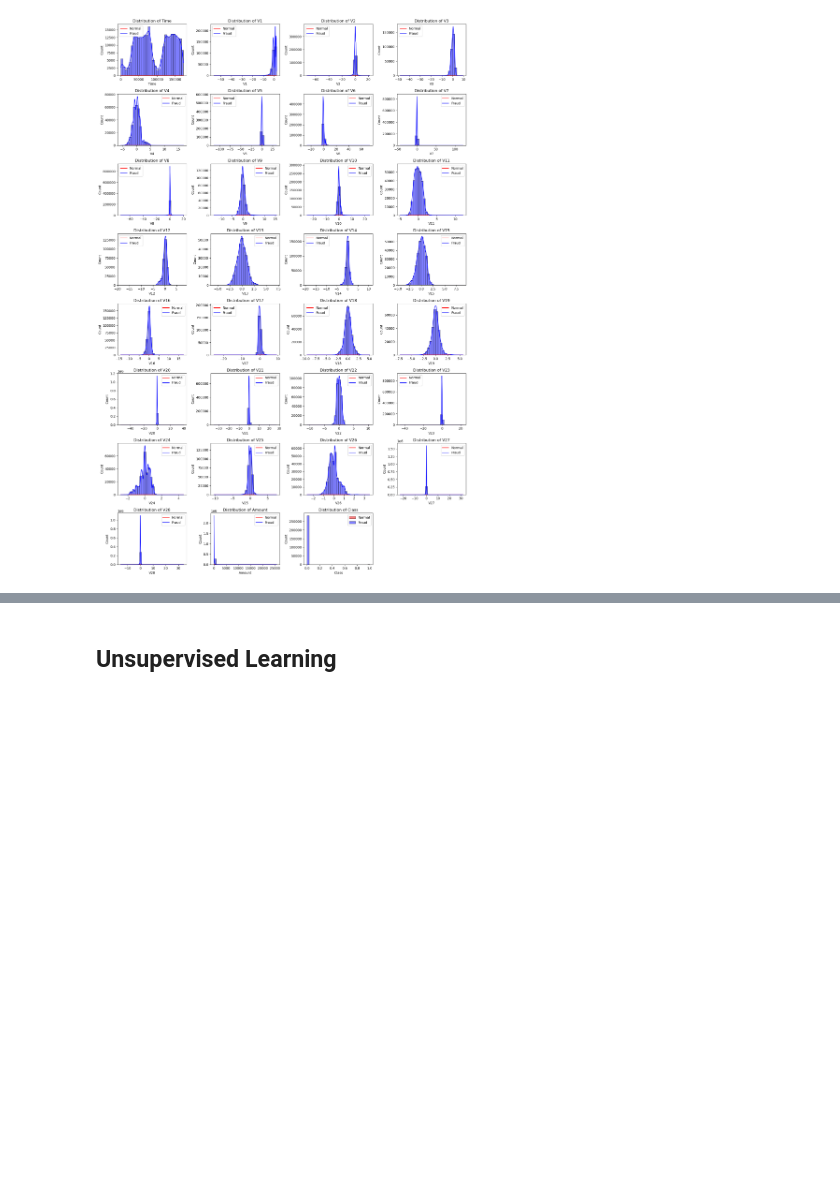
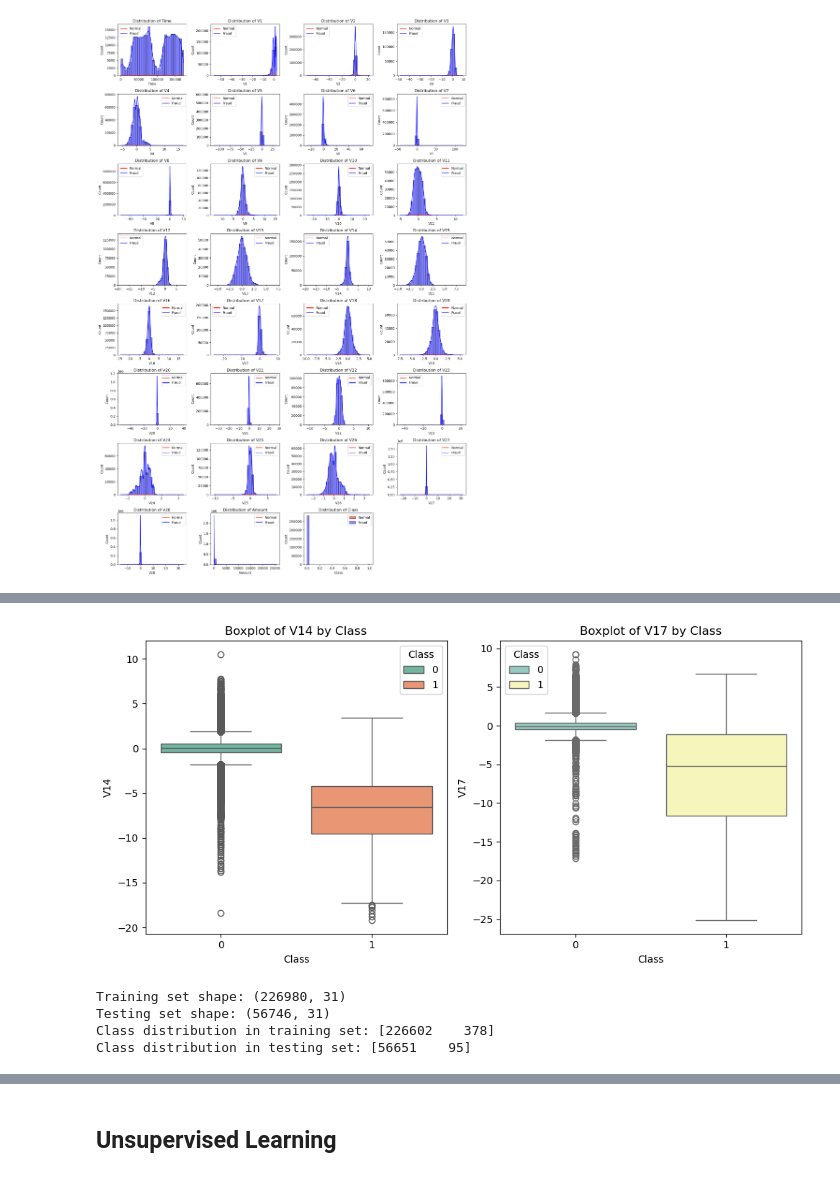
Before and after one commit to luckydoglou/ml-projects, a Jupyter notebook: anomaly-detection/v0/anomaly-detection-v0.ipynb, the cells around one changed output, grey strips where cells are left out. Saved outputs shown, nothing was run; the diff lists cells and outputs as text; code cells hidden in the pictures; blank space fills up the shorter version.

```diff
--- a/anomaly-detection/v0/anomaly-detection-v0.ipynb
+++ b/anomaly-detection/v0/anomaly-detection-v0.ipynb
@@ -339,0 +328,33 @@ plt.show()
+# %%
+# Plot key features V14 and V17
+fig, (ax1, ax2) = plt.subplots(nrows=1, ncols=2, figsize=(10, 5))
+sns.boxplot(data=df, x='Class', y='V14', palette='Set2', hue='Class', ax=ax1)
+ax1.set_title('Boxplot of V14 by Class')
+ax1.set_xlabel('Class')
+ax1.set_ylabel('V14')
+sns.boxplot(data=df, x='Class', y='V17', palette='Set3', hue='Class', ax=ax2)
+ax2.set_title('Boxplot of V17 by Class')
+ax2.set_xlabel('Class')
+ax2.set_ylabel('V17')
+plt.tight_layout()
+plt.show()
+# %% [output]
+[figure, added]
+# %%
+# Data preprocessing
+X = df.drop(['Class'], axis=1)
+y = df['Class']
+
+# Split data
+from sklearn.model_selection import train_test_split
+X_train, X_test, y_train, y_test = train_test_split(X, y, test_size=0.2, random_state=42, stratify=y)
+
+print(f"Training set shape: {X_train.shape}")
+print(f"Testing set shape: {X_test.shape}")
+print(f"Class distribution in training set: {np.bincount(y_train)}")
+print(f"Class distribution in testing set: {np.bincount(y_test)}")
+# %% [output]
+Training set shape: (226980, 31)
+Testing set shape: (56746, 31)
+Class distribution in training set: [226602    378]
+Class distribution in testing set: [56651    95]
```
Also changed, not shown: parts of 24 cells of this notebook.
